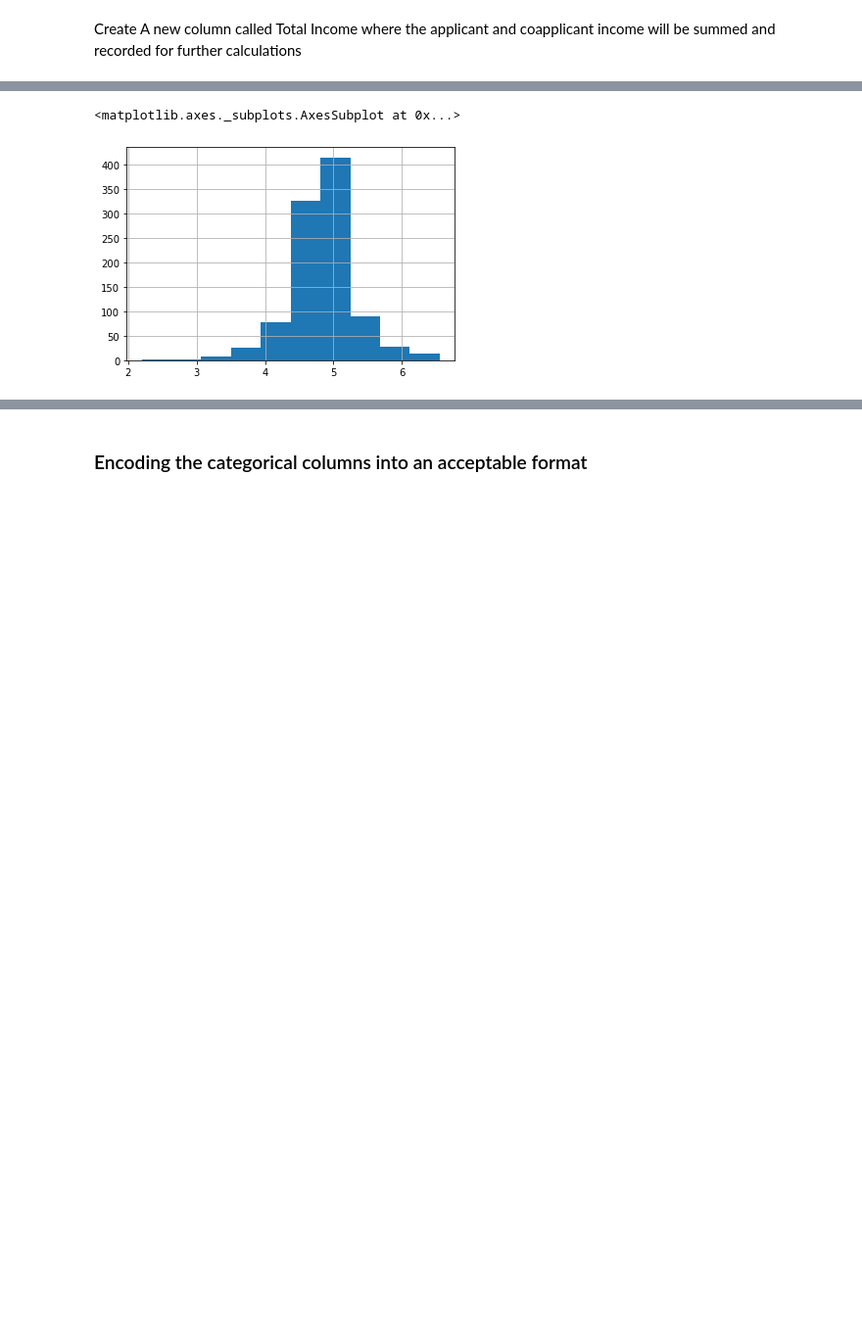
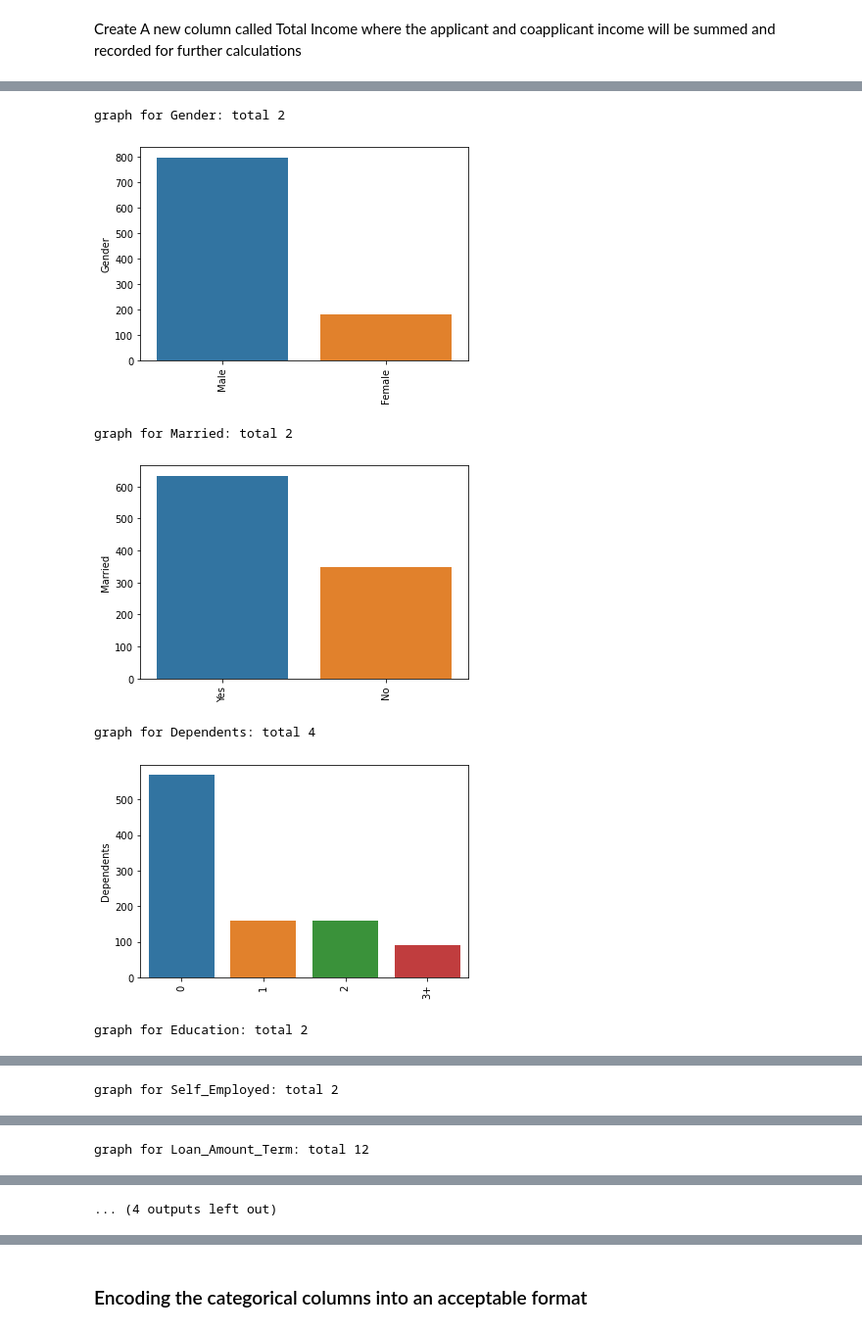
Before and after one commit to victordanok/Loan-Prediction-ML, a Jupyter notebook: EDA and Data Preparation.ipynb, the cells around one changed output, grey strips where cells are left out. Shown at 98% size. Saved outputs shown, nothing was run; the diff lists cells and outputs as text; code cells hidden in the pictures; blank space fills up the shorter version.

```diff
--- a/EDA and Data Preparation.ipynb
+++ b/EDA and Data Preparation.ipynb
@@ -419,5 +416,0 @@ Hence, all Income data is going to be undergoing log transformation
-# %%
-fulldata['ApplicantIncome_log'] = np.log(fulldata['ApplicantIncome'])
-fulldata['LoanAmount_log'] = np.log(fulldata['LoanAmount'])
-fulldata['CoapplicantIncome_log'] = np.log(fulldata['CoapplicantIncome'])
-fulldata['TotalIncome_log'] = np.log(fulldata['Total_Income'])
@@ -456,5 +447,17 @@ fulldata.describe()
-# %%
-fulldata['LoanAmount_log'].hist()
-# %% [output]
-<matplotlib.axes._subplots.AxesSubplot at 0x...>
-[figure, removed]
+# %%
+fulldata_cat = fulldata[['Gender', 'Married', 'Dependents', 'Education', 'Self_Employed', 'Loan_Amount_Term', 'Credit_History', 'Property_Area']]
+# %%
+for i in fulldata_cat.columns:
+    cat_num = fulldata_cat[i].value_counts()
+    print('graph for %s: total %d' % (i, len(cat_num)))
+    chart = sns.barplot(x = cat_num.index, y = cat_num)
+    chart.set_xticklabels(chart.get_xticklabels(), rotation=90)
+    plt.show()
+# %% [output]
+graph for Gender: total 2
+[figure, added]
+graph for Married: total 2
+[figure, added]
+graph for Dependents: total 4
+[figure, added]
+graph for Education: total 2
@@ -460,0 +465 @@ fulldata['LoanAmount_log'].hist()
+graph for Self_Employed: total 2
@@ -460,0 +467 @@ fulldata['LoanAmount_log'].hist()
+graph for Loan_Amount_Term: total 12
@@ -460,0 +469 @@ fulldata['LoanAmount_log'].hist()
+... (4 outputs left out)
```
Also changed, not shown: parts of 27 cells of this notebook.
